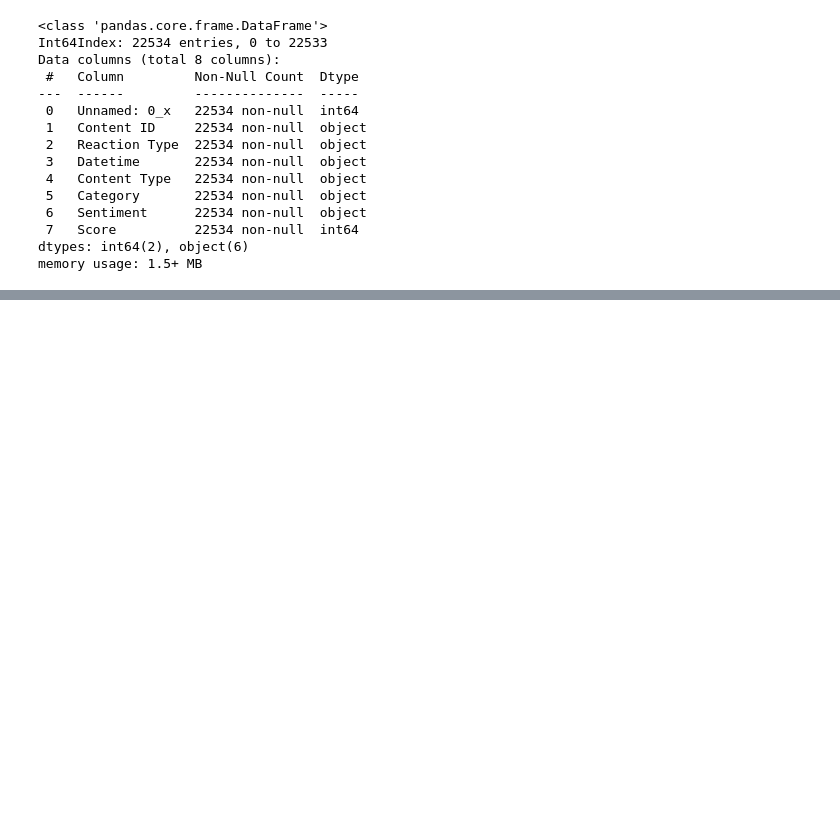
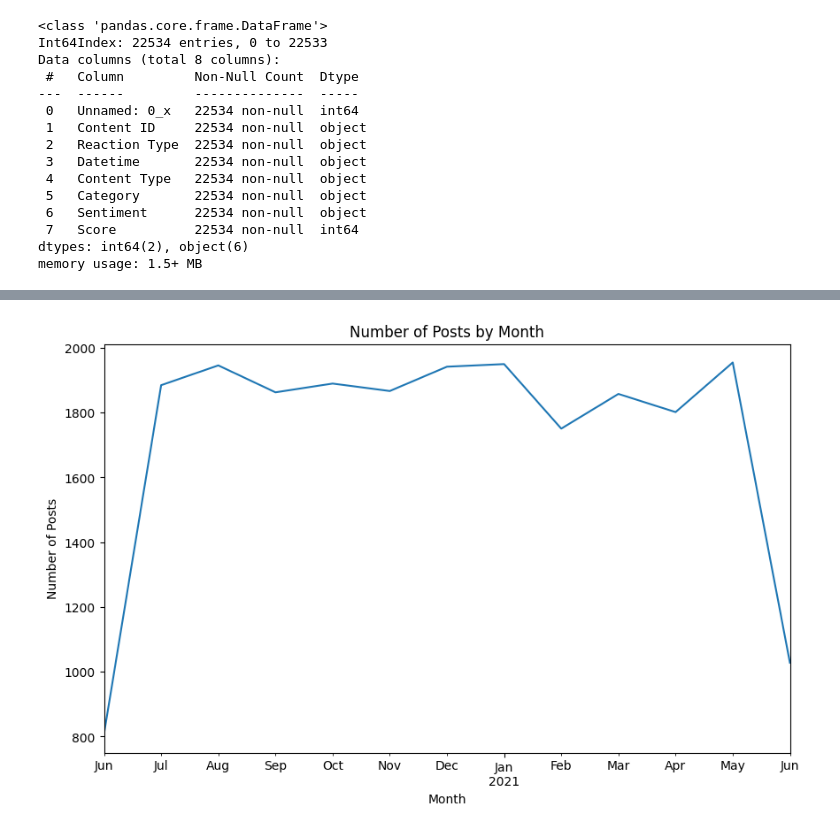
Before and after one commit to ayushjain01/Accenture-Forage, a Jupyter notebook: Untitled-1.ipynb, the cells around one changed output, grey strips where cells are left out. Cells and saved outputs as stored; diff of their text form; code cells hidden in the pictures; blank space fills up the shorter version.

```diff
--- a/Untitled-1.ipynb
+++ b/Untitled-1.ipynb
@@ -313,0 +392,16 @@ with pd.ExcelWriter('Cleaned Data.xlsx') as writer:
+# %%
+cleaneddf['Datetime'] = pd.to_datetime(cleaneddf['Datetime'])
+
+cleaneddf.set_index('Datetime', inplace=True)
+
+monthly_counts = cleaneddf['Content ID'].resample('M').count()
+
+monthly_counts.plot(kind='line', figsize=(10, 6))
+
+plt.xlabel('Month')
+plt.ylabel('Number of Posts')
+plt.title('Number of Posts by Month')
+
+plt.show()
+# %% [output]
+[figure, added]
```
Also changed, not shown: parts of 8 cells of this notebook, 2 other files.
